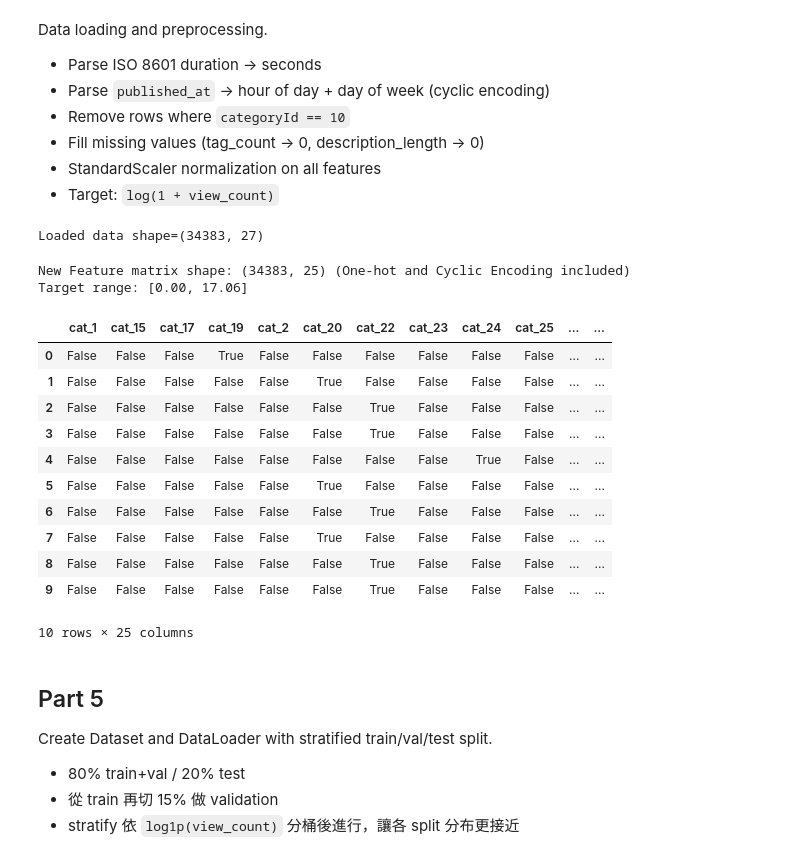
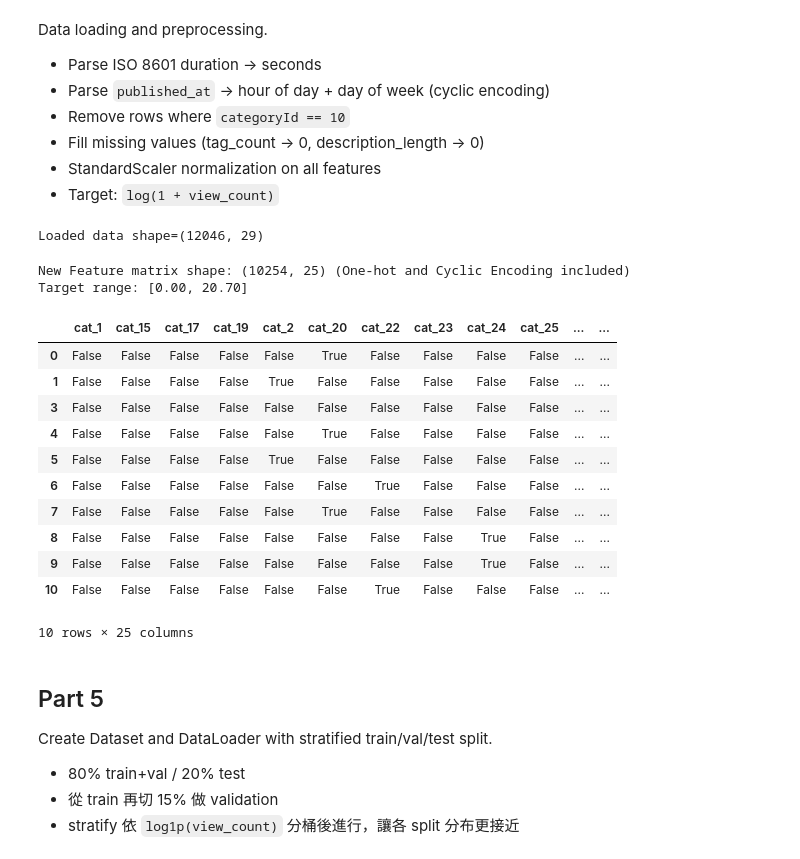
Before and after one commit to yitingCurry/DL_Final_Project, a Jupyter notebook: DL_FINAL_MLP(Regression).ipynb, the cells around one changed output. Cells and saved outputs as stored; diff of their text form; code cells hidden in the pictures.

```diff
--- a/DL_FINAL_MLP(Regression).ipynb
+++ b/DL_FINAL_MLP(Regression).ipynb
@@ -119,22 +119,23 @@ class StandardScaler:
 
 
 # ── 讀取資料 ────────────────────────────────────────────────
-data_dir = 'DL-Final/data'
-files = os.listdir(data_dir)
+# data_dir = 'DL_Data/data'
+# files = os.listdir(data_dir)
 
-csv_files  = [f for f in files if f.endswith('.csv')]
-json_files = [f for f in files if f.endswith('.json')]
+# csv_files  = [f for f in files if f.endswith('.csv')]
+# json_files = [f for f in files if f.endswith('.json')]
 
-if csv_files:
-    df = pd.read_csv(os.path.join(data_dir, csv_files[0]))
-elif json_files:
-    df = pd.read_json(os.path.join(data_dir, json_files[0]))
-else:
-    raise FileNotFoundError('找不到資料檔')
-
+# if csv_files:
+#     df = pd.read_csv(os.path.join(data_dir, csv_files[0]))
+# elif json_files:
+#     df = pd.read_json(os.path.join(data_dir, json_files[0]))
+# else:
+#     raise FileNotFoundError('找不到資料檔')
+file_path = 'DL_Data/tw_youtube_videos.jsonl'
+df = pd.read_json(file_path, lines=True)
 print(f'Loaded data shape={df.shape}')
 # %% [output]
-Loaded data shape=(34383, 27)
+Loaded data shape=(12046, 29)
 # %%
 # ── 特徵工程 (優化版) ────────────────────────────────────────────────
 
@@ -162,6 +163,11 @@ if 'published_at' in df.columns:
     # pub_weekday (0-6, Mon-Sun)
     df_encoded['pub_weekday_sin'] = np.sin(2 * np.pi * df_encoded['pub_weekday'] / 7.0)
     df_encoded['pub_weekday_cos'] = np.cos(2 * np.pi * df_encoded['pub_weekday'] / 7.0)
+
+    # 確保數值型欄位為數值，並處理潛在的非數值資料
+for col in ['subscriber_count', 'description_length', 'channel_view_count', 'channel_video_count', 'tags_count']:
+    if col in df_encoded.columns:
+        df_encoded[col] = pd.to_numeric(df_encoded[col], errors='coerce').fillna(0)
 
 
 #subscriber_count太大，要壓縮
@@ -171,45 +177,45 @@ df_encoded['description_length'] = np.log1p(df_encoded['description_length'])
 df_encoded['channel_view_count'] = np.log1p(df_encoded['channel_view_count'])
 df_encoded['channel_video_count'] = np.log1p(df_encoded['channel_video_count'])
 
 df['days_since_published'] = df['published_at'].apply(
     lambda x: (datetime.now(timezone.utc) -
                datetime.fromisoformat(str(x).replace('Z','+00:00'))).days
     if 'T' in str(x) else 0
 )
 df_encoded['days_since_published'] = np.log1p(df['days_since_published'])
 
 # 4. 建立特徵清單 (包含 One-hot 後的欄位)
 CAT_COLS = [col for col in df_encoded.columns if col.startswith('cat_')]
 NUM_COLS = ['subscriber_count', 'video_duration_sec', 'tags_count', 'description_length',
             'pub_hour_sin', 'pub_hour_cos', 'pub_weekday_sin', 'pub_weekday_cos','days_since_published',
             'channel_view_count','channel_video_count']
 FEATURE_COLS = CAT_COLS + NUM_COLS
 
 X = df_encoded[FEATURE_COLS].values.astype(np.float32)
 input_dim = X.shape[1] # 更新輸入維度
 
 # target: log(1 + view_count)
 view_col = 'view_count' if 'view_count' in df.columns else 'viewCount'
 y = np.log1p(df[view_col].values.astype(np.float32))
 
 
 print(f'New Feature matrix shape: {X.shape} (One-hot and Cyclic Encoding included)')
 print(f'Target range: [{y.min():.2f}, {y.max():.2f}]')
 display(df_encoded[FEATURE_COLS].head(10))
 # %% [output]
-New Feature matrix shape: (34383, 25) (One-hot and Cyclic Encoding included)
-Target range: [0.00, 17.06]
+New Feature matrix shape: (10254, 25) (One-hot and Cyclic Encoding included)
+Target range: [0.00, 20.70]
 |  | cat_1 | cat_15 | cat_17 | cat_19 | cat_2 | cat_20 | cat_22 | cat_23 | cat_24 | cat_25 | ... | ... |
-| 0 | False | False | False | True | False | False | False | False | False | False | ... | ... |
-| 1 | False | False | False | False | False | True | False | False | False | False | ... | ... |
-| 2 | False | False | False | False | False | False | True | False | False | False | ... | ... |
-| 3 | False | False | False | False | False | False | True | False | False | False | ... | ... |
-| 4 | False | False | False | False | False | False | False | False | True | False | ... | ... |
-| 5 | False | False | False | False | False | True | False | False | False | False | ... | ... |
+| 0 | False | False | False | False | False | True | False | False | False | False | ... | ... |
+| 1 | False | False | False | False | True | False | False | False | False | False | ... | ... |
+| 3 | False | False | False | False | False | False | False | False | False | False | ... | ... |
+| 4 | False | False | False | False | False | True | False | False | False | False | ... | ... |
+| 5 | False | False | False | False | True | False | False | False | False | False | ... | ... |
 | 6 | False | False | False | False | False | False | True | False | False | False | ... | ... |
 | 7 | False | False | False | False | False | True | False | False | False | False | ... | ... |
-| 8 | False | False | False | False | False | False | True | False | False | False | ... | ... |
-| 9 | False | False | False | False | False | False | True | False | False | False | ... | ... |
+| 8 | False | False | False | False | False | False | False | False | True | False | ... | ... |
+| 9 | False | False | False | False | False | False | False | False | True | False | ... | ... |
+| 10 | False | False | False | False | False | False | True | False | False | False | ... | ... |
 10 rows × 25 columns
 # %% [markdown]
 ## Part 5
```
Also changed, not shown: parts of 5 cells of this notebook.
